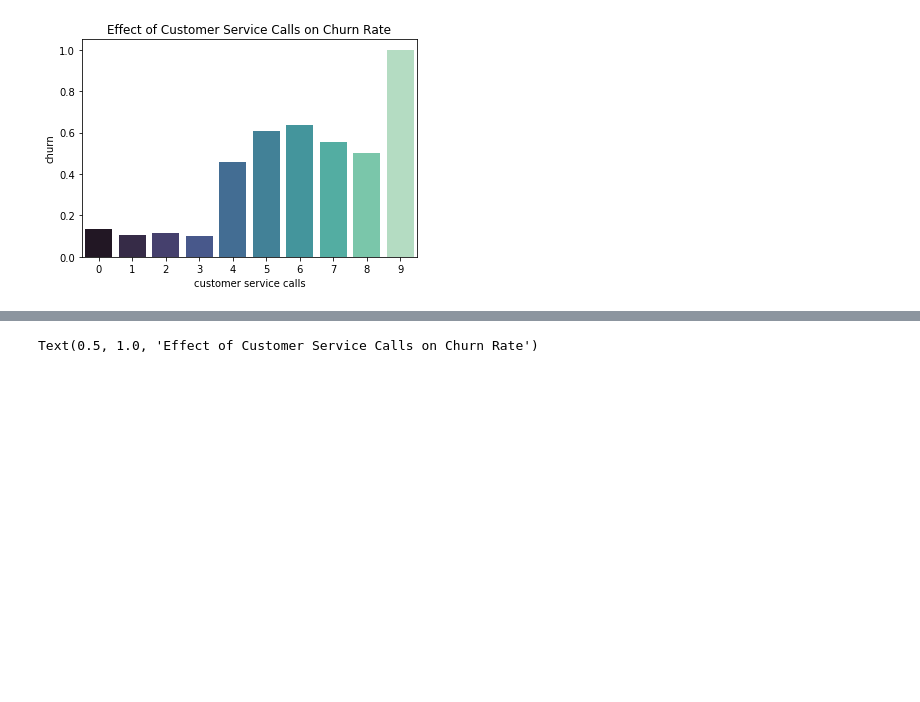
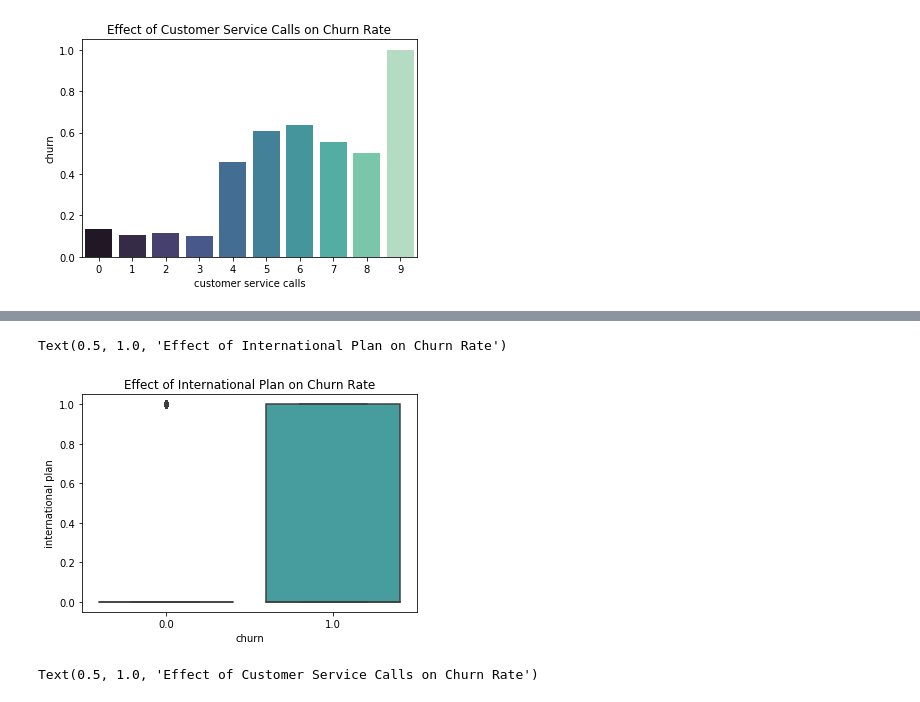
Before and after one commit to JonahFlateman/SyriaTel-Customer-Churn, a Jupyter notebook: notebook final.ipynb, the cells around one changed output, grey strips where cells are left out. Cells and saved outputs as stored; diff of their text form; code cells hidden in the pictures; blank space fills up the shorter version.

```diff
--- a/notebook final.ipynb
+++ b/notebook final.ipynb
@@ -197,3 +209,9 @@ Text(0.5, 1.0, 'Effect of Customer Service Calls on Churn Rate')
+# %%
+sns.boxplot(x='churn', y='international plan',
+              data=df, palette='mako').set_title('Effect of International Plan on Churn Rate')
+# %% [output]
+Text(0.5, 1.0, 'Effect of International Plan on Churn Rate')
+[figure, added]
 # %%
 sns.boxplot(x='churn', y='customer service calls',
               data=df, palette='mako').set_title('Effect of Customer Service Calls on Churn Rate')
```
Also changed, not shown: parts of 28 cells of this notebook.
